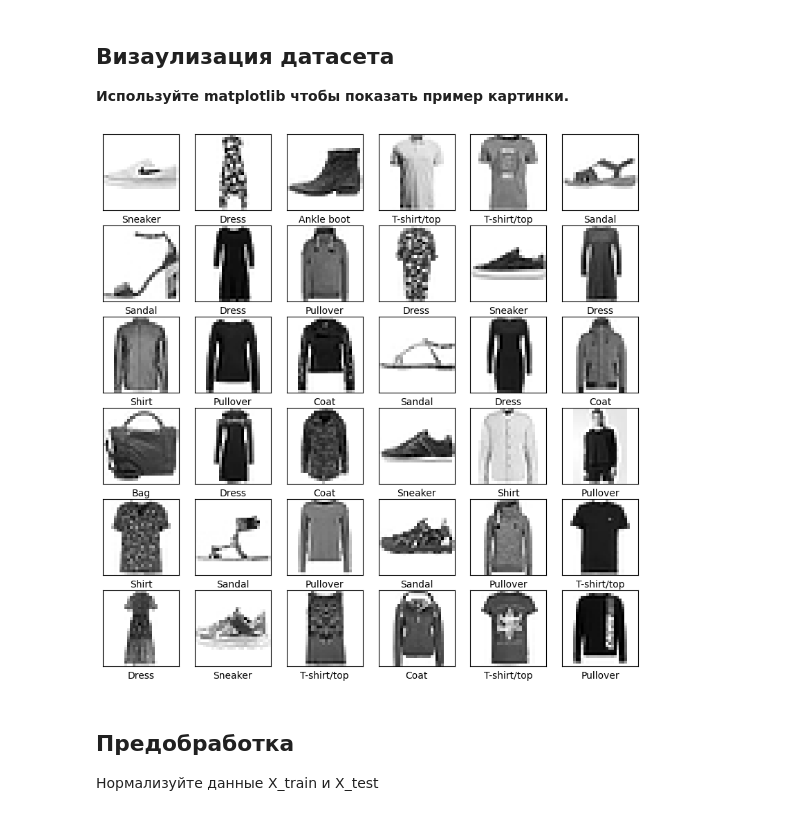
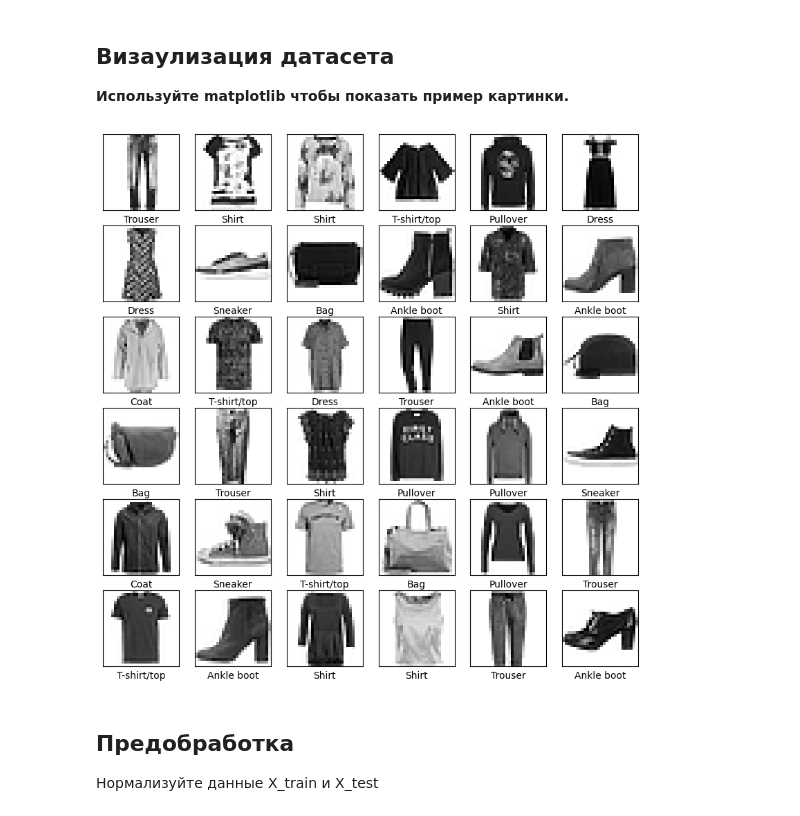
Before and after one commit to Rivgad/innopolis.image_classification, a Jupyter notebook: notebook.ipynb, the cells around one changed output. Cells and saved outputs as stored; diff of their text form; code cells hidden in the pictures.

Commit message:
set random seed

```diff
--- a/notebook.ipynb
+++ b/notebook.ipynb
@@ -55,23 +55,23 @@ class_names = [
     "Ankle boot",
 ]
 # %%
+%matplotlib inline
 import matplotlib.pyplot as plt
 
-item_idx = 42
-
+np.random.seed(42)
 random_idxs = np.random.choice(60000, 36)
 
 plt.figure(figsize=(10, 10))
 for i in range(36):
     plt.subplot(6, 6, i + 1)
     plt.xticks([])
     plt.yticks([])
     plt.grid(False)
     image_idx = random_idxs[i]
     plt.imshow(np.squeeze(train_images[image_idx]), cmap=plt.cm.binary)
     plt.xlabel(class_names[train_labels[image_idx]])
 # %% [output]
-[figure, old version]
+[figure, new version]
 # %% [markdown]
 ## Предобработка
 
```
Also changed, not shown: parts of 3 cells of this notebook.
